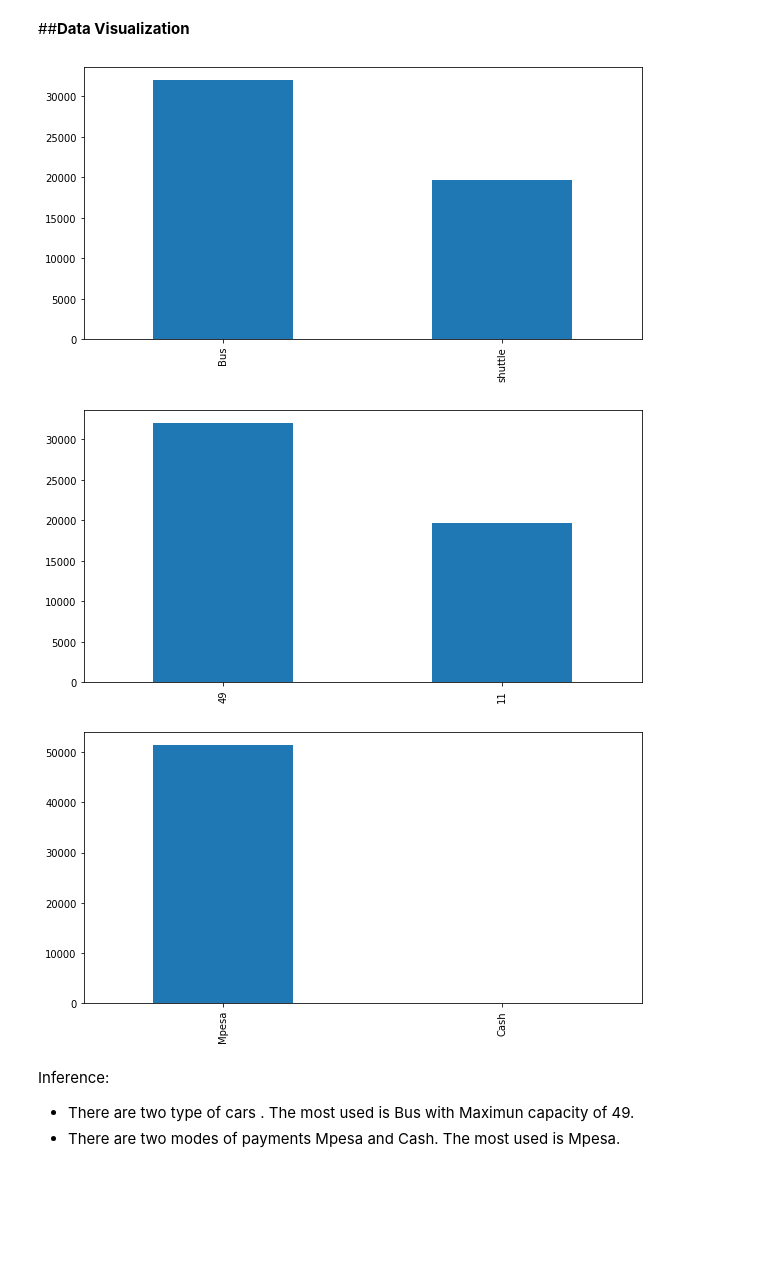
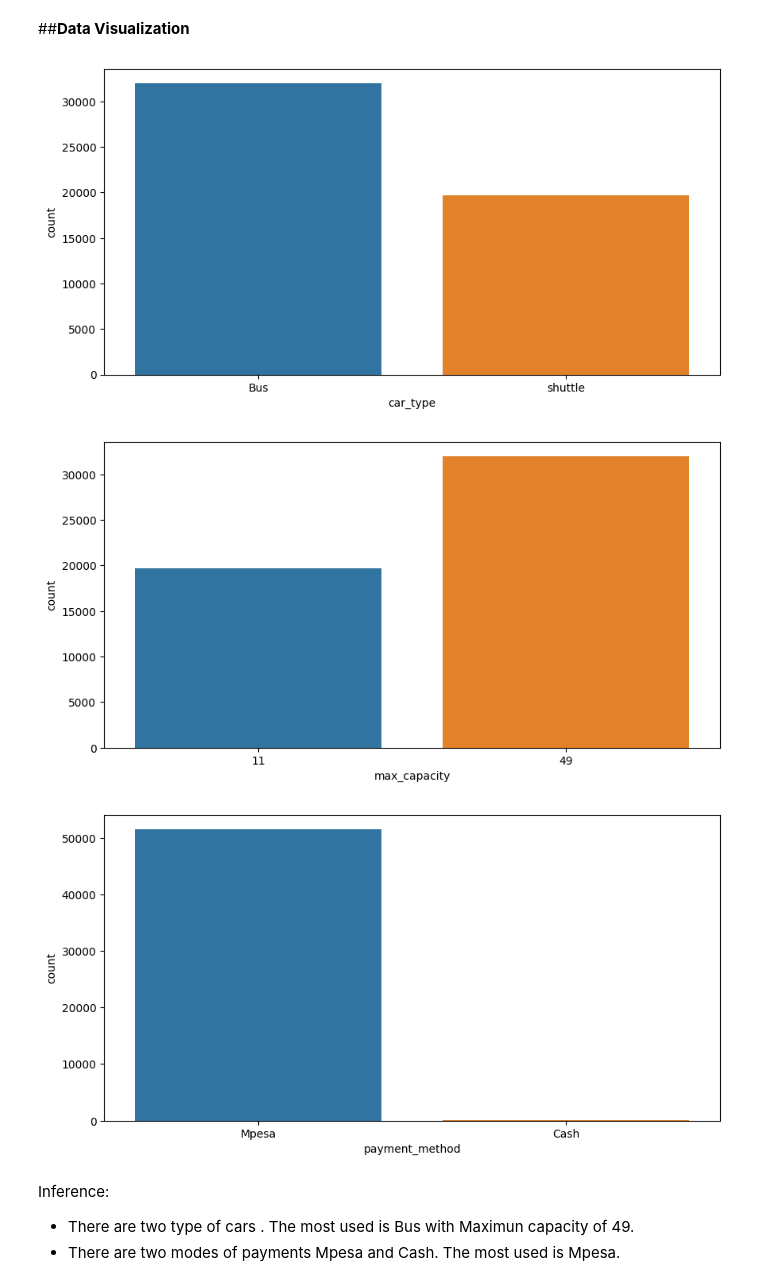
Before and after one commit to Avik-G/Transport-Demand-Prediction-Using-Regression, a Jupyter notebook: Capstone_Project_2_Transport_Demand_Prediction.ipynb, the cells around one changed output. Cells and saved outputs as stored; diff of their text form; code cells hidden in the pictures; blank space fills up the shorter version.

```diff
--- a/Capstone_Project_2_Transport_Demand_Prediction.ipynb
+++ b/Capstone_Project_2_Transport_Demand_Prediction.ipynb
@@ -145,13 +145,13 @@ plt.rcParams["figure.figsize"] = [10, 5]
 # %%
 #Getting Insights of Data by plotting countplot
 plots_count_columns=['car_type','max_capacity','payment_method']
 for plots in plots_count_columns:
-  df_1[plots].value_counts().plot(kind='bar')
-  plt.show()
+    sns.countplot(x=plots, data=df_1)
+    plt.show()
 # %% [output]
-[figure, old version]
+[figure, new version]
-[figure, old version]
+[figure, new version]
-[figure, old version]
+[figure, new version]
 # %% [markdown]
 
 Inference:
```
